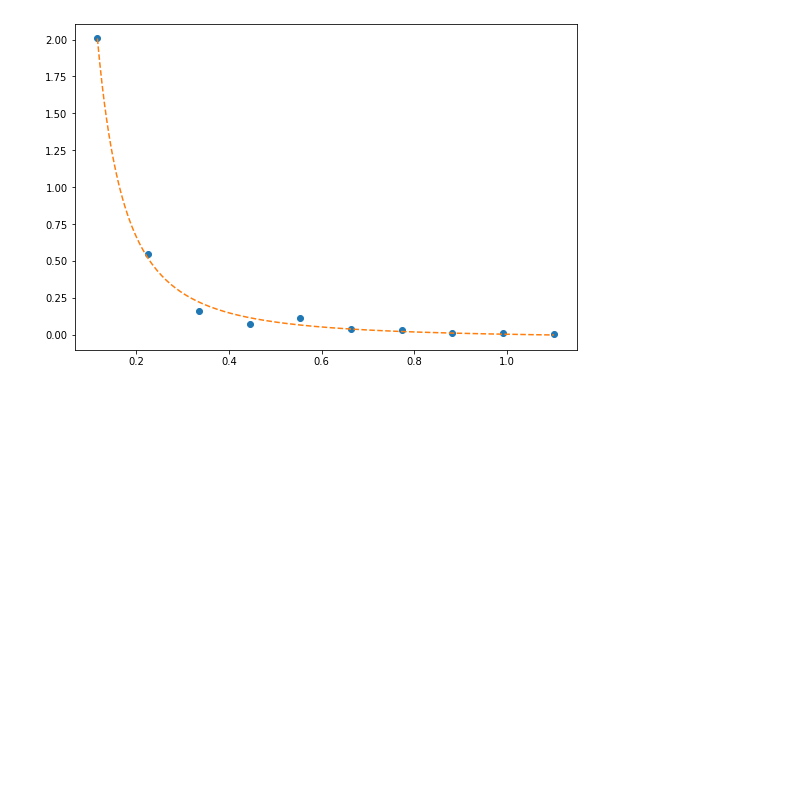
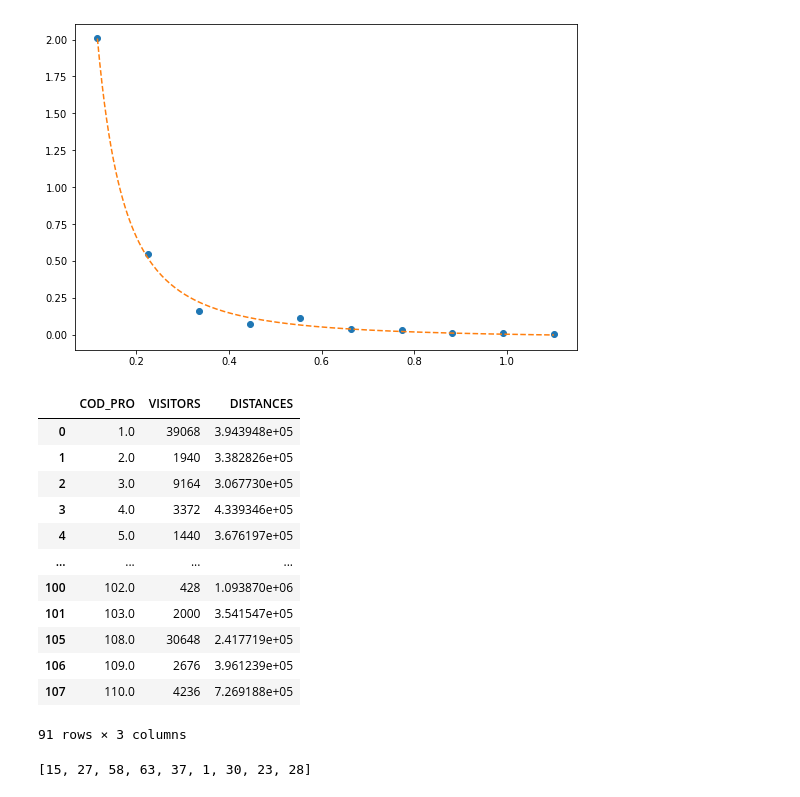
Before and after one commit to RMilock/LCP_projects_Y3, a Jupyter notebook: work.ipynb, the cells around one changed output. Saved outputs shown, nothing was run; the diff lists cells and outputs as text; code cells hidden in the pictures; blank space fills up the shorter version.

```diff
--- a/work.ipynb
+++ b/work.ipynb
@@ -173,3 +189,23 @@ print(max_params)
 # %% [output]
 [ 0.02768303 -0.02543816]
 [figure]
+# %%
+dud
+# %% [output]
+|  | COD_PRO | VISITORS | DISTANCES |
+| 0 | 1.0 | 39068 | 3.943948e+05 |
+| 1 | 2.0 | 1940 | 3.382826e+05 |
+| 2 | 3.0 | 9164 | 3.067730e+05 |
+| 3 | 4.0 | 3372 | 4.339346e+05 |
+| 4 | 5.0 | 1440 | 3.676197e+05 |
+| ... | ... | ... | ... |
+| 100 | 102.0 | 428 | 1.093870e+06 |
+| 101 | 103.0 | 2000 | 3.541547e+05 |
+| 105 | 108.0 | 30648 | 2.417719e+05 |
+| 106 | 109.0 | 2676 | 3.961239e+05 |
+| 107 | 110.0 | 4236 | 7.269188e+05 |
+91 rows × 3 columns
+# %%
+cod_big
+# %% [output]
+[15, 27, 58, 63, 37, 1, 30, 23, 28]
```
Also changed, not shown: parts of 1 cell of this notebook, 1 other file.
